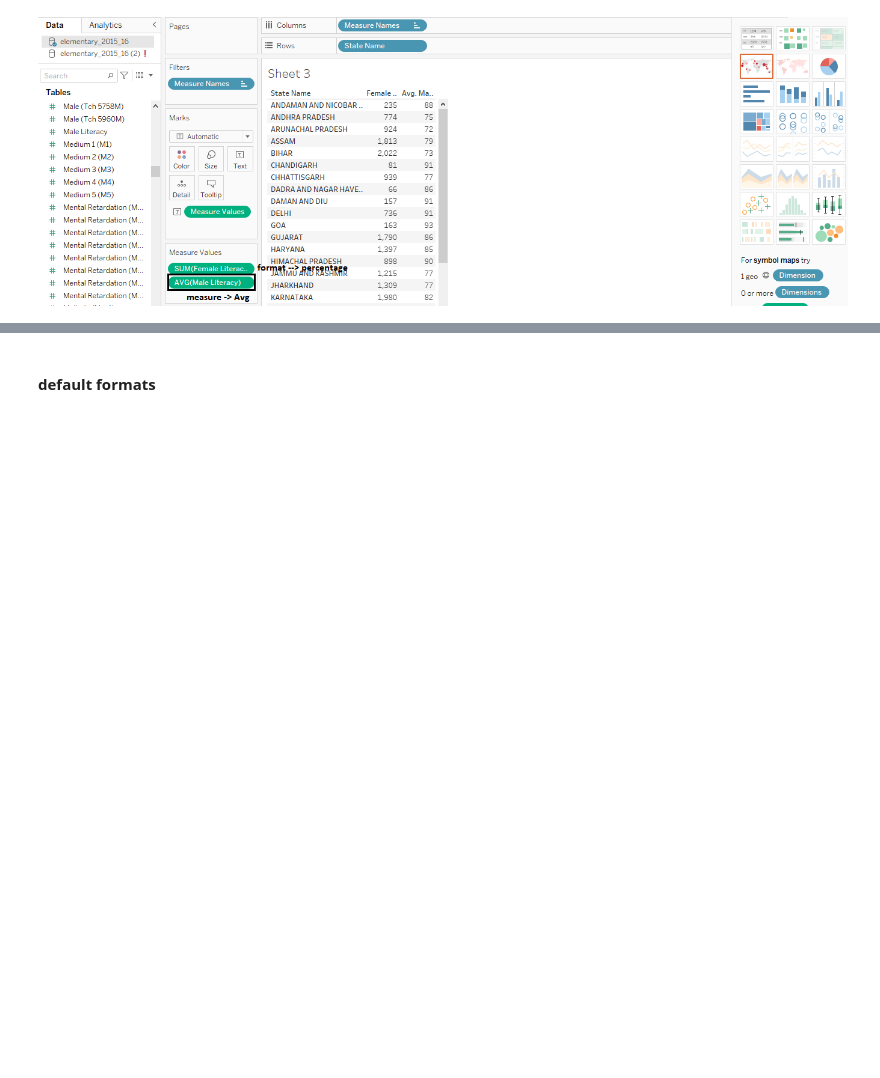
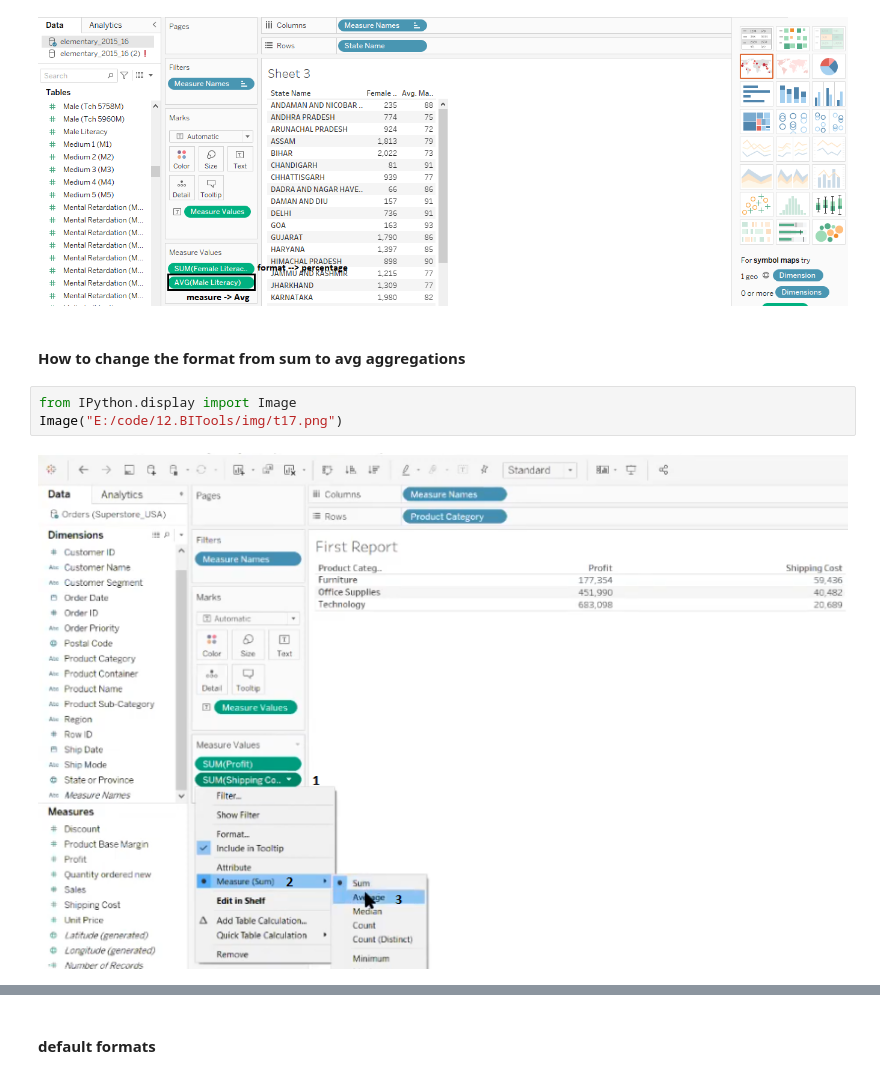
Before and after one commit to pavanpuppala0346/12.BITools, a Jupyter notebook: 1_Tableau_Intro.ipynb, the cells around one changed output, grey strips where cells are left out. Saved outputs shown, nothing was run; the diff lists cells and outputs as text; blank space fills up the shorter version.

```diff
--- a/1_Tableau_Intro.ipynb
+++ b/1_Tableau_Intro.ipynb
@@ -196,3 +196,10 @@ from IPython.display import Image
 Image("E:/code/12.BITools/img/t9.png")
 # %% [output]
 [figure]
+# %% [markdown]
+#### How to change the format from sum to avg aggregations
+# %%
+from IPython.display import Image
+Image("E:/code/12.BITools/img/t17.png")
+# %% [output]
+[figure, added]
```
Also changed, not shown: parts of 5 cells of this notebook, 5 other files.
